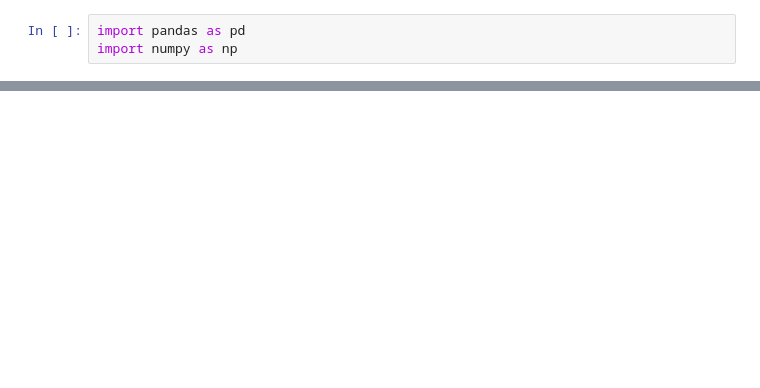
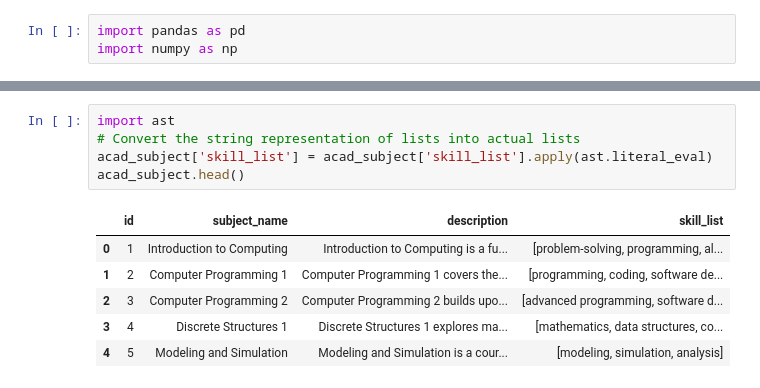
Before and after one commit to ron-ligsay/course-u, a Jupyter notebook: course_u/src/notebooks/course_subjects.ipynb, the cells around one changed output, grey strips where cells are left out. Cells and saved outputs as stored; diff of their text form; blank space fills up the shorter version.

Commit message:
feature extraction for the subject skills with description

```diff
--- a/course_u/src/notebooks/course_subjects.ipynb
+++ b/course_u/src/notebooks/course_subjects.ipynb
@@ -43,0 +24,12 @@ RateLimitError: You exceeded your current quota, please check your plan and bill
+# %%
+import ast
+# Convert the string representation of lists into actual lists
+acad_subject['skill_list'] = acad_subject['skill_list'].apply(ast.literal_eval)
+acad_subject.head()
+# %% [output]
+|  | id | subject_name | description | skill_list |
+| 0 | 1 | Introduction to Computing | Introduction to Computing is a fu... | [problem-solving, programming, al... |
+| 1 | 2 | Computer Programming 1 | Computer Programming 1 covers the... | [programming, coding, software de... |
+| 2 | 3 | Computer Programming 2 | Computer Programming 2 builds upo... | [advanced programming, software d... |
+| 3 | 4 | Discrete Structures 1 | Discrete Structures 1 explores ma... | [mathematics, data structures, co... |
+| 4 | 5 | Modeling and Simulation | Modeling and Simulation is a cour... | [modeling, simulation, analysis] |
```
Also changed, not shown: parts of 27 cells of this notebook, 1 other file.
